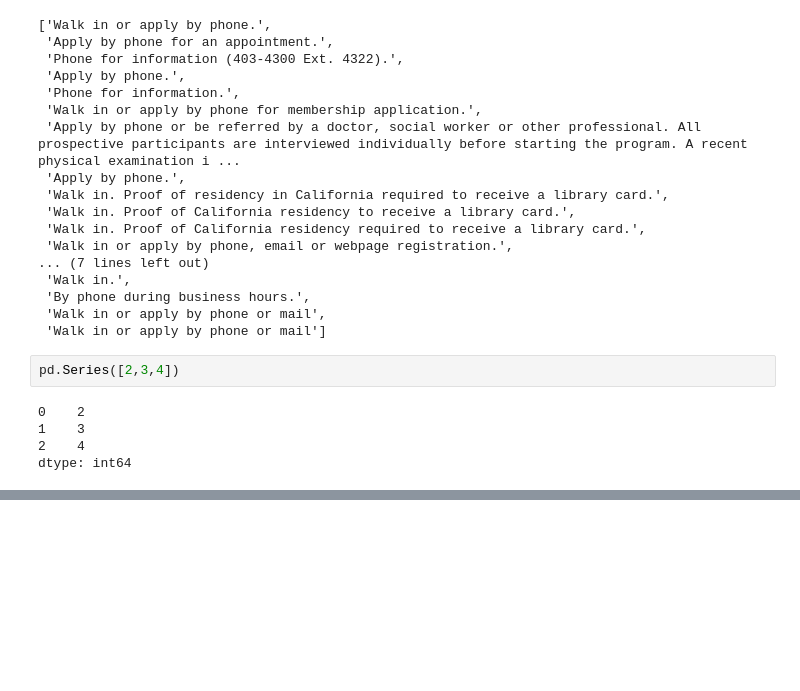
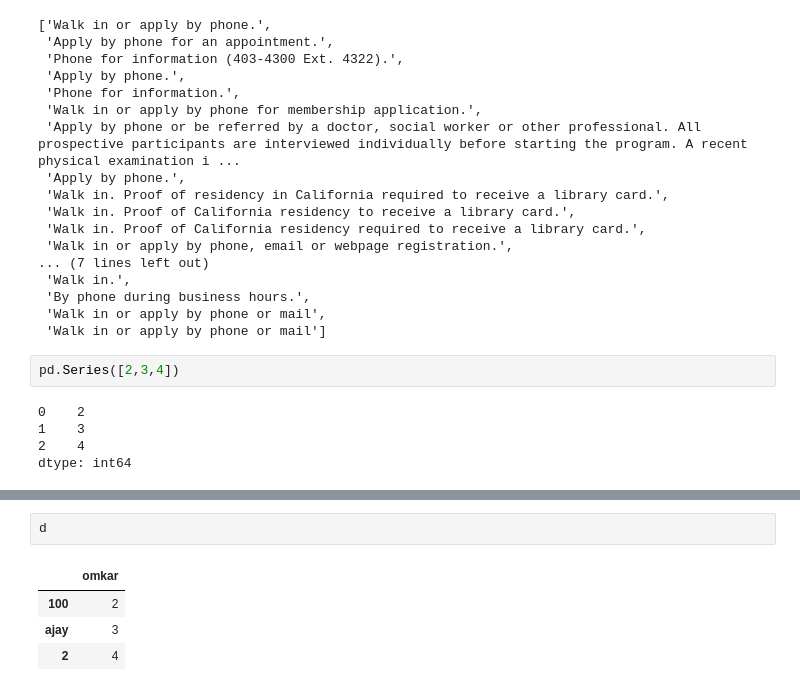
Before and after one commit to omkarpattnaik8080/Pandas, a Jupyter notebook: PandasComplete.ipynb, the cells around one changed output, grey strips where cells are left out. Saved outputs shown, nothing was run; the diff lists cells and outputs as text; blank space fills up the shorter version.

```diff
--- a/PandasComplete.ipynb
+++ b/PandasComplete.ipynb
@@ -338,0 +362,7 @@ dtype: int64
+# %%
+d
+# %% [output]
+|  | omkar |
+| 100 | 2 |
+| ajay | 3 |
+| 2 | 4 |
```
Also changed, not shown: parts of 5 cells of this notebook.
